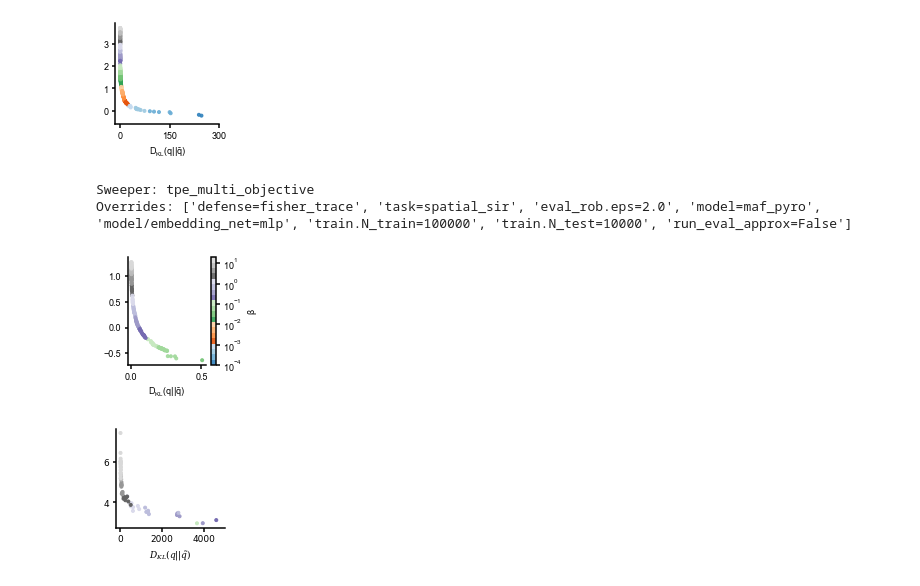
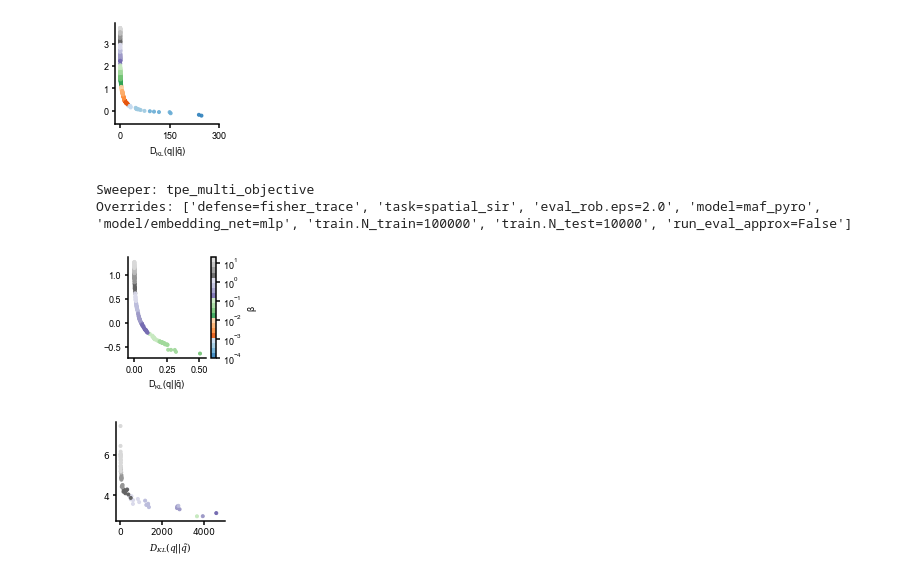
Before and after one commit to mackelab/RABI, a Jupyter notebook: figures/fig4/fig_tradeoff.ipynb, the cells around one changed output. Cells and saved outputs as stored; diff of their text form; code cells hidden in the pictures.

```diff
--- a/figures/fig4/fig_tradeoff.ipynb
+++ b/figures/fig4/fig_tradeoff.ipynb
@@ -84,21 +84,21 @@ Overrides: ['defense=fisher_trace', 'task=sir', 'eval_rob.eps=2.0', 'model=maf_p
 [figure]
 # %%
 with use_style("pyloric"):
-    fig,axes = plot_biobjective_singleparameter(name, 3, figsize=(figsize_col + 0.4,figsize_col + 0.1), color_label="$\\beta$",color_bar=True, vmin=vmin,vmax=vmax, cmap="tab20c")
+    fig,axes = plot_biobjective_singleparameter(name, 3, figsize=(figsize_col + 0.4,figsize_col), color_label="$\\beta$",color_bar=True, vmin=vmin,vmax=vmax, cmap="tab20c")
     #axes.set_ylabel("$\\mathbb{E}_{p(\\theta,x)} [ -\\log q_\\phi(\\theta|x) ]$")
     cb = axes.collections[-1].colorbar
     cb.ax.set_yticks([1e-4, 1e-3 ,1e-2, 1e-1, 1., 1e1])
     axes.set_ylabel(None)
     axes.set_xlabel("$D_{KL}(q||\\tilde{q})$")
     #axes.set_title("Spatial sir")
-    #axes.set_xlim(-0.035,1.)
-    #axes.set_xticks([0,0.5,1.])
+    axes.set_xlim(-0.05,0.55)
+    axes.set_xticks([0,0.25,0.50])
     plt.show()
     fig.savefig("spatial_sir_tradeoff.svg", transparent=True)
 # %% [output]
 Sweeper: tpe_multi_objective
 Overrides: ['defense=fisher_trace', 'task=spatial_sir', 'eval_rob.eps=2.0', 'model=maf_pyro', 'model/embedding_net=mlp', 'train.N_train=100000', 'train.N_test=10000', 'run_eval_approx=False']
-[figure, old version]
+[figure, new version]
 # %%
 # Slightly relaxed paretto set
 
```
Also changed, not shown: 1 other file.
